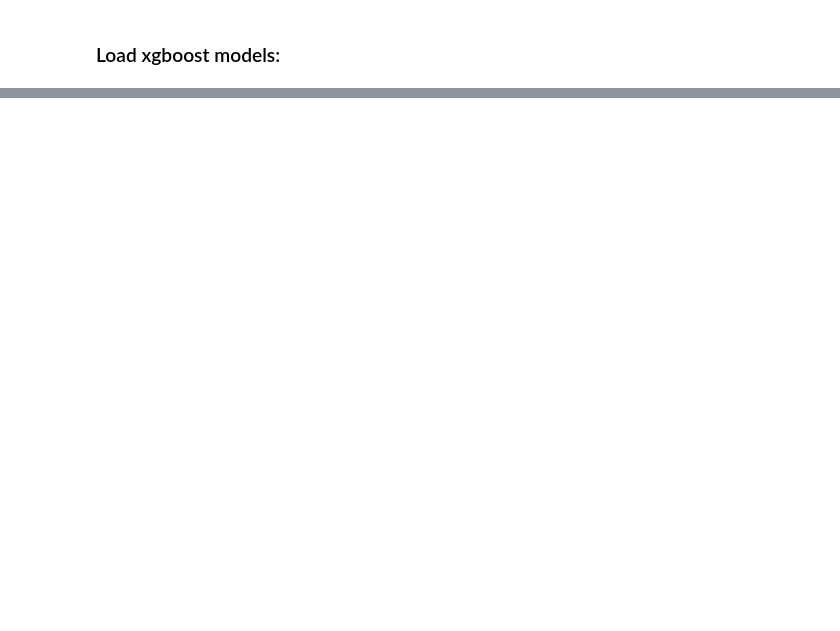
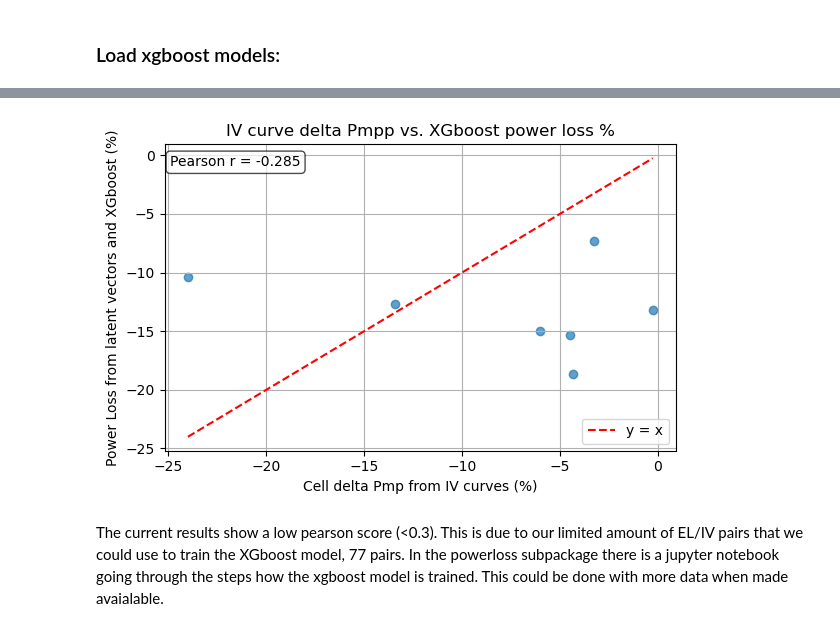
Before and after one commit to sandialabs/pvcracks, a Jupyter notebook: docs/Examples/example_xgboost.ipynb, the cells around one changed output, grey strips where cells are left out. Saved outputs shown, nothing was run; the diff lists cells and outputs as text; code cells hidden in the pictures; blank space fills up the shorter version.

Commit message:
Example updates
Completing the xgboost examples and minor tweaks

```diff
--- a/docs/Examples/example_xgboost.ipynb
+++ b/docs/Examples/example_xgboost.ipynb
@@ -12,0 +16,2 @@ import numpy as np
+# %%
+Cell9Master = pd.read_csv('docs/data/ELdata_module_209_VAE_analysis.csv', index_col=0)
@@ -78,3 +59,16 @@ example_latents = np.array([
+# %%
+#reformat latent vectors to np.array[np.array[],...]
+def parse_whitespace_vec(s):
+    # strip off the brackets, then split on any whitespace (incl newlines),
+    # then convert each token to float
+    nums = s.strip('[]').split()
+    return [float(x) for x in nums]
+
+# apply parsing
+parsed = Cell9Degs['lat_vec'].apply(parse_whitespace_vec)
+
+# 2) stack into a numpy array of dtype object
+lat_vectors = np.array(parsed.tolist(), dtype=object)
 # %% [markdown]
 ### Load xgboost models:
 # %%
@@ -87,2 +81,2 @@ pmpp_model, voc_model = load_xgb_models(
 # %%
-df_predictions = predict_power_and_voc(example_latents, pmpp_model, voc_model)
+df_predictions = predict_power_and_voc(lat_vectors, pmpp_model, voc_model)
@@ -97,0 +83,3 @@ df_predictions
+# %%
+#power loss predictions added to cell info dataframe
+Cell9Degs.loc[:, 'power_loss_%'] = df_predictions['power_loss_%'].values
@@ -97,0 +97,28 @@ df_predictions
+# %%
+#Compare IV fit results vs XGboost
+import matplotlib.pyplot as plt
+
+x = Cell9Degs['deltaPmp']
+y = Cell9Degs['power_loss_%']
+
+# compute correlation
+r = x.corr(y)
+
+plt.figure(figsize=(6,4))
+plt.scatter(x, y, alpha=0.7)
+mn = min(x.min(), y.min())
+mx = max(x.max(), y.max())
+plt.plot([mn,mx], [mn,mx], 'r--', label='y = x')
+plt.text(x.min()-0.9, 0, f"Pearson r = {r:.3f}", fontsize=10, verticalalignment='top',
+        bbox=dict(boxstyle='round', facecolor='white', alpha=0.7))
+plt.xlabel('Cell delta Pmp from IV curves (%)')
+plt.ylabel('Power Loss from latent vectors and XGboost (%)')
+plt.title('IV curve delta Pmpp vs. XGboost power loss %')
+plt.legend()
+plt.grid(True)
+plt.tight_layout()
+plt.show()
+# %% [output]
+[figure, added]
+# %% [markdown]
+The current results show a low pearson score (<0.3). This is due to our limited amount of EL/IV pairs that we could use to train the XGboost model, 77 pairs. In the powerloss subpackage there is a jupyter notebook going through the steps how the xgboost model is trained. This could be done with more data when made avaialable.
```
Also changed, not shown: parts of 10 cells of this notebook, 2 other files.
